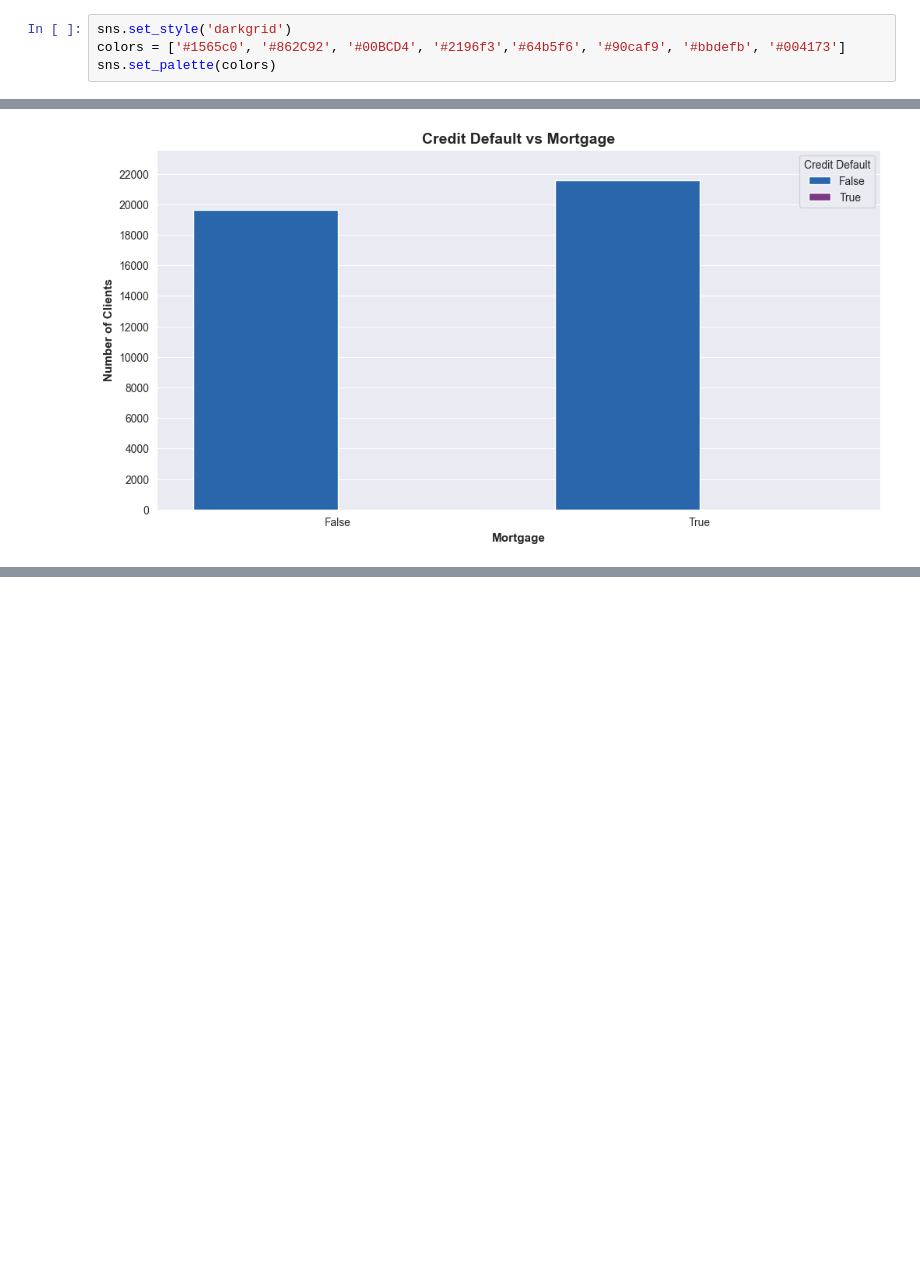
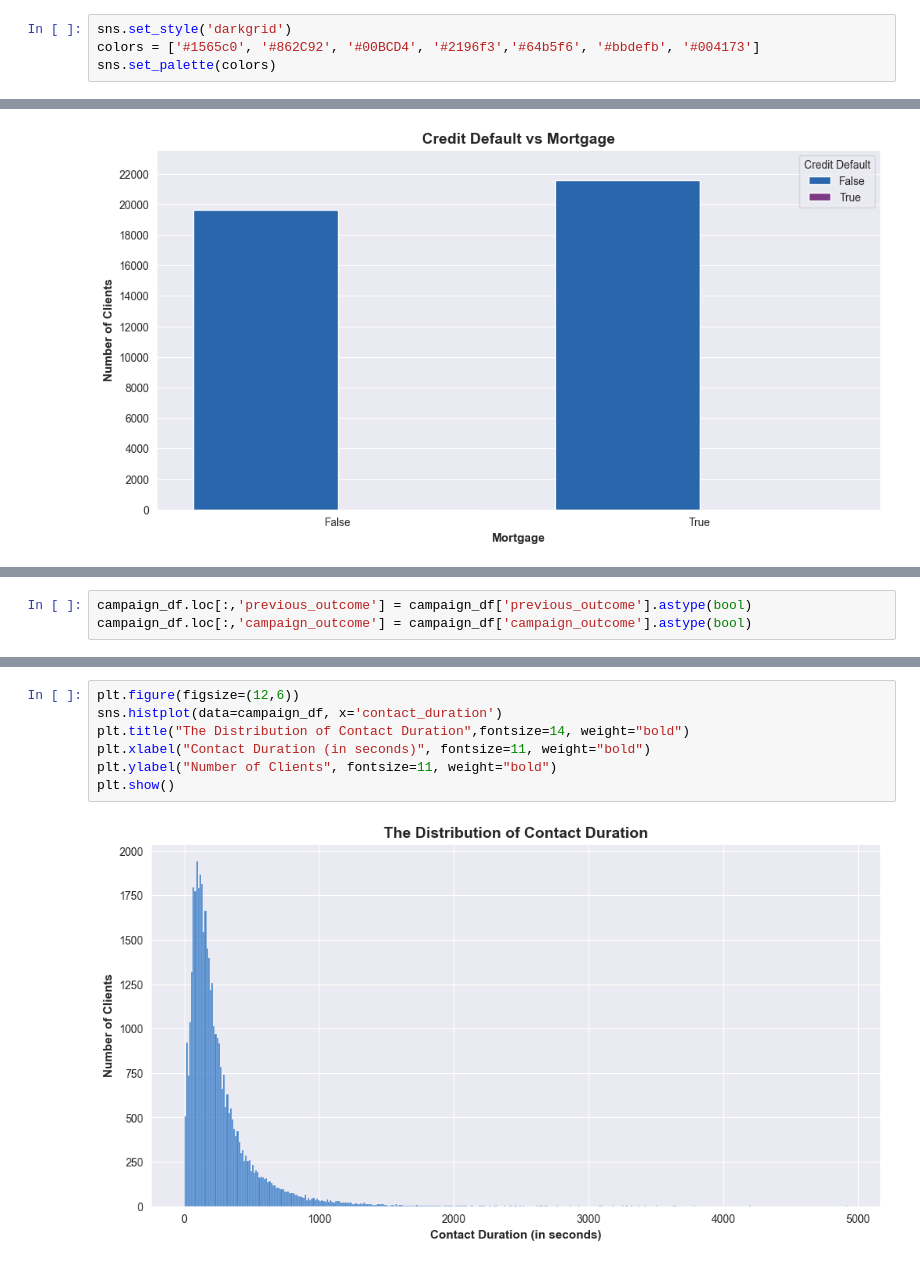
Before and after one commit to StephanieApaza/Bank_marketing_campaign, a Jupyter notebook: bank_marketing/bank_marketing.ipynb, the cells around one changed output, grey strips where cells are left out. Cells and saved outputs as stored; diff of their text form; blank space fills up the shorter version.

Commit message:
Marketing campaign analysis - previous and current campaigns

```diff
--- a/bank_marketing/bank_marketing.ipynb
+++ b/bank_marketing/bank_marketing.ipynb
@@ -8,7 +9,7 @@ from matplotlib.ticker import MultipleLocator
 import seaborn as sns
 # %%
 sns.set_style('darkgrid')
-colors = ['#1565c0', '#862C92', '#00BCD4', '#2196f3','#64b5f6', '#90caf9', '#bbdefb', '#004173']
+colors = ['#1565c0', '#862C92', '#00BCD4', '#2196f3','#64b5f6', '#bbdefb', '#004173']
 sns.set_palette(colors)
 # %%
 bank_df = pd.read_csv('bank_marketing.csv')
@@ -441,0 +456,3 @@ plt.show()
+# %%
+campaign_df.loc[:,'previous_outcome'] = campaign_df['previous_outcome'].astype(bool)
+campaign_df.loc[:,'campaign_outcome'] = campaign_df['campaign_outcome'].astype(bool)
@@ -441,0 +484,9 @@ plt.show()
+# %%
+plt.figure(figsize=(12,6))
+sns.histplot(data=campaign_df, x='contact_duration')
+plt.title("The Distribution of Contact Duration",fontsize=14, weight="bold")
+plt.xlabel("Contact Duration (in seconds)", fontsize=11, weight="bold")
+plt.ylabel("Number of Clients", fontsize=11, weight="bold")
+plt.show()
+# %% [output]
+[figure, added]
```
Also changed, not shown: parts of 26 cells of this notebook.
